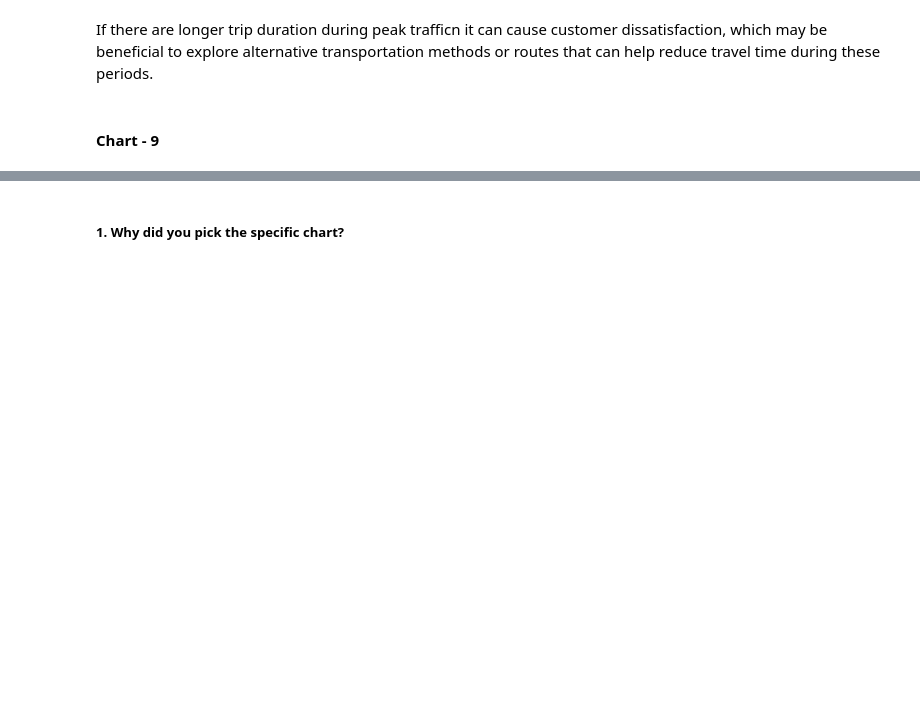
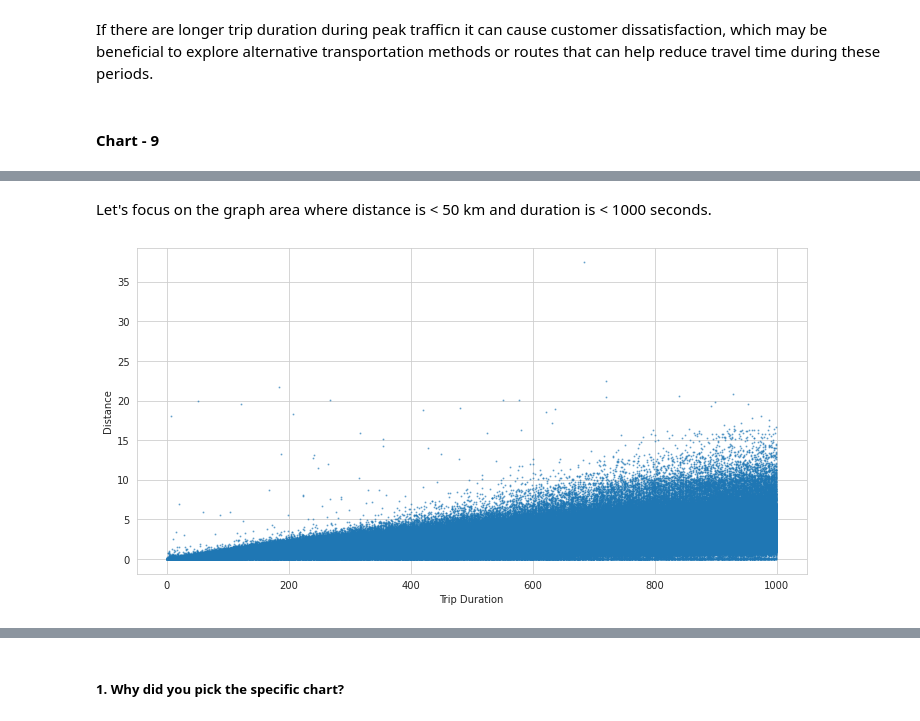
Before and after one commit to ritik1804k/-ML---Regression-Capstone-Project, a Jupyter notebook: Supervised_ML_Regression_Capstone_Project_.ipynb, the cells around one changed output, grey strips where cells are left out. Cells and saved outputs as stored; diff of their text form; code cells hidden in the pictures; blank space fills up the shorter version.

```diff
--- a/Supervised_ML_Regression_Capstone_Project_.ipynb
+++ b/Supervised_ML_Regression_Capstone_Project_.ipynb
@@ -687,0 +699,10 @@ If there are longer trip duration during peak trafficn it can cause customer dis
+# %% [markdown]
+Let's focus on the graph area where distance is < 50 km and duration is < 1000 seconds.
+# %%
+dur_dist = data.loc[(data.distance < 50) & (data.trip_duration < 1000), ['distance','trip_duration']]
+plt.scatter(dur_dist.trip_duration, dur_dist.distance , s=1, alpha=0.5)
+plt.ylabel('Distance')
+plt.xlabel('Trip Duration')
+plt.show()
+# %% [output]
+[figure, added]
```
Also changed, not shown: parts of 138 cells of this notebook.
